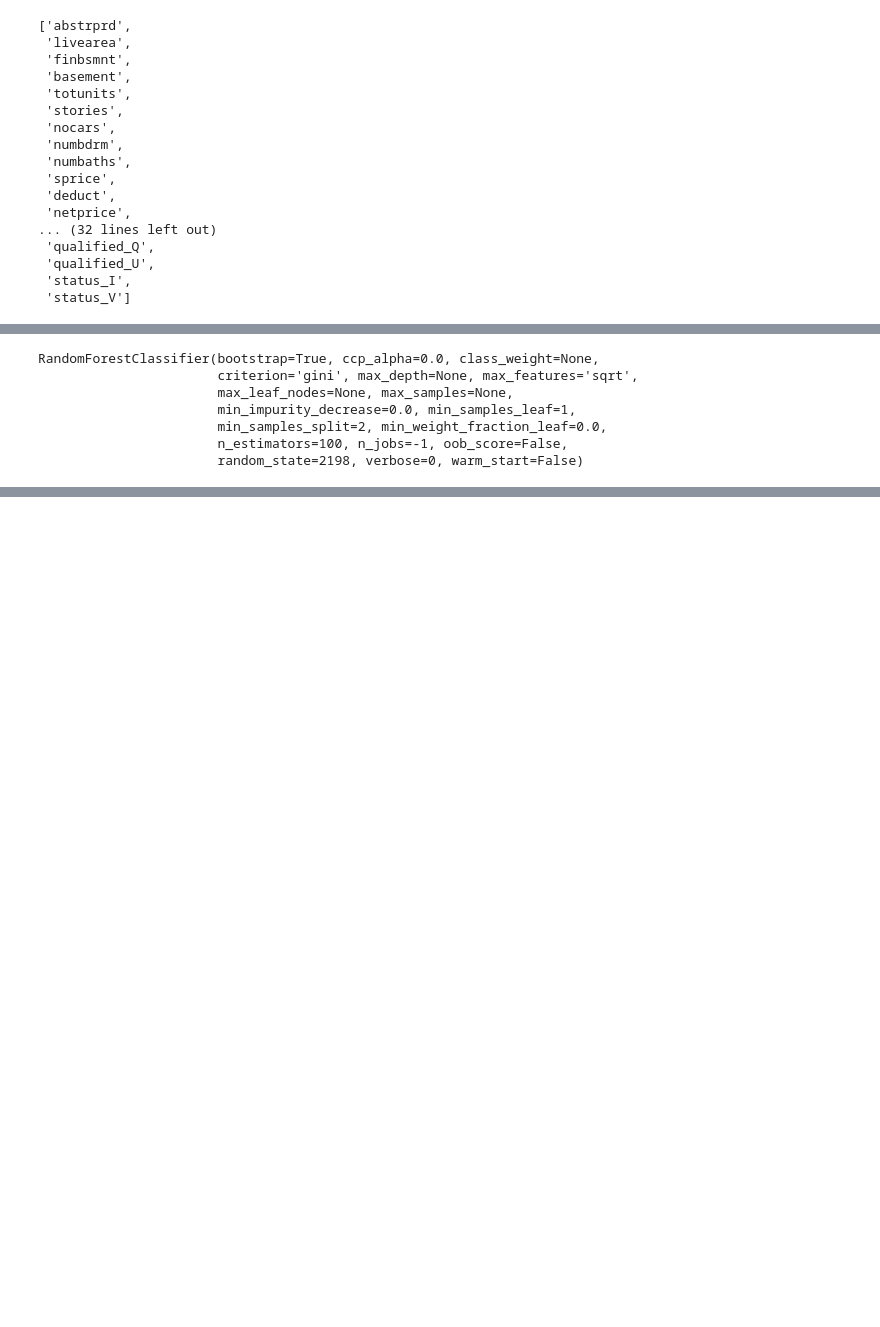
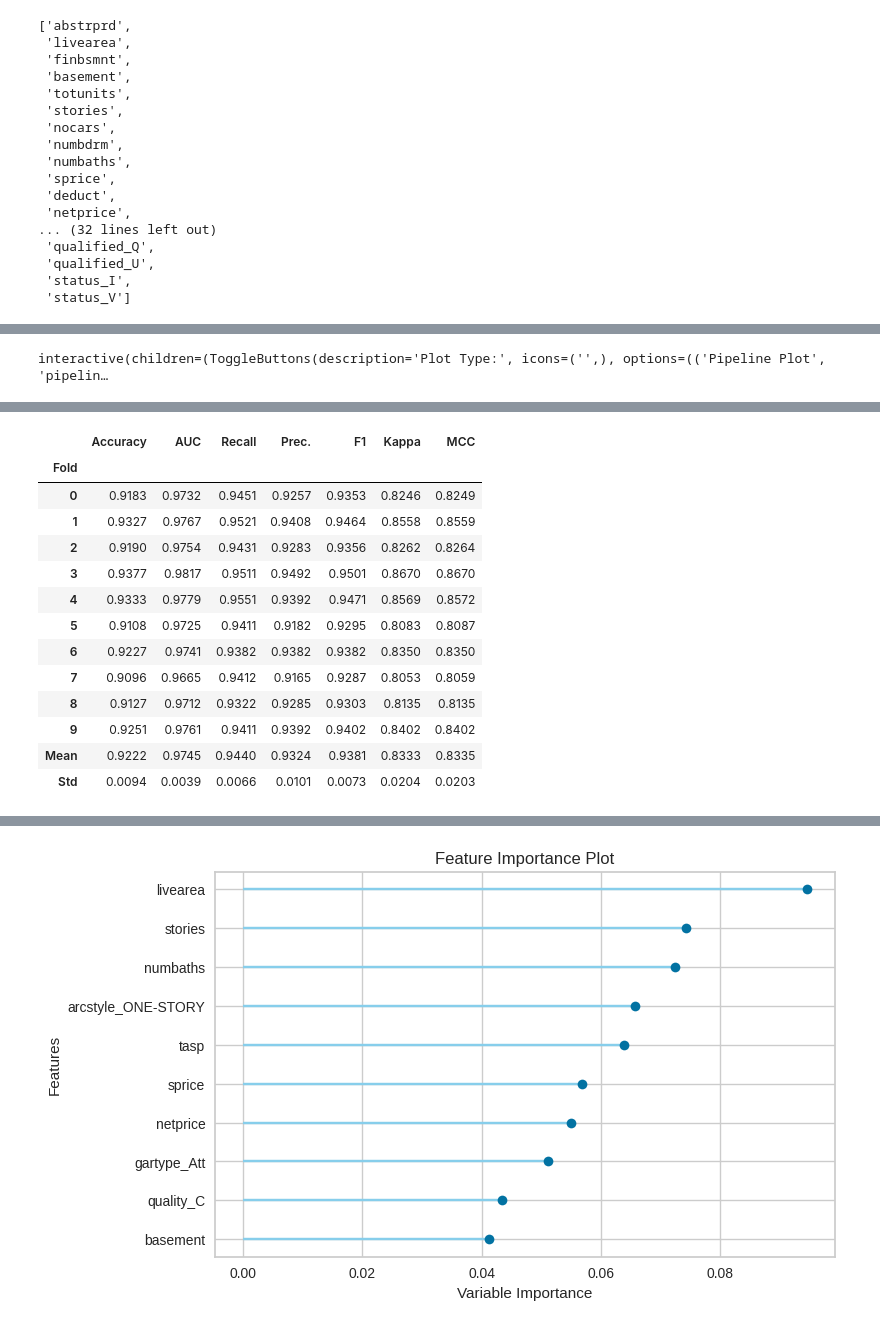
Before and after one commit to nlunce/ds250, a Jupyter notebook: project4/project4gq2.ipynb, the cells around one changed output, grey strips where cells are left out. Saved outputs shown, nothing was run; the diff lists cells and outputs as text; code cells hidden in the pictures; blank space fills up the shorter version.

```diff
--- a/project4/project4gq2.ipynb
+++ b/project4/project4gq2.ipynb
@@ -106,10 +106,8 @@ best = compare_models()
-# %%
-print(best)
-# %% [output]
-RandomForestClassifier(bootstrap=True, ccp_alpha=0.0, class_weight=None,
-                       criterion='gini', max_depth=None, max_features='sqrt',
-                       max_leaf_nodes=None, max_samples=None,
-                       min_impurity_decrease=0.0, min_samples_leaf=1,
-                       min_samples_split=2, min_weight_fraction_leaf=0.0,
-                       n_estimators=100, n_jobs=-1, oob_score=False,
-                       random_state=2198, verbose=0, warm_start=False)
+# %%
+# print(best)
+evaluate_model(best)
+# %% [output]
+interactive(children=(ToggleButtons(description='Plot Type:', icons=('',), options=(('Pipeline Plot', 'pipelin…
+# %%
+rf = create_model('rf')
+# %% [output]
@@ -115,0 +115,14 @@ RandomForestClassifier(bootstrap=True, ccp_alpha=0.0, class_weight=None,
+|  | Accuracy | AUC | Recall | Prec. | F1 | Kappa | MCC |
+| Fold |  |  |  |  |  |  |  |
+| 0 | 0.9183 | 0.9732 | 0.9451 | 0.9257 | 0.9353 | 0.8246 | 0.8249 |
+| 1 | 0.9327 | 0.9767 | 0.9521 | 0.9408 | 0.9464 | 0.8558 | 0.8559 |
+| 2 | 0.9190 | 0.9754 | 0.9431 | 0.9283 | 0.9356 | 0.8262 | 0.8264 |
+| 3 | 0.9377 | 0.9817 | 0.9511 | 0.9492 | 0.9501 | 0.8670 | 0.8670 |
+| 4 | 0.9333 | 0.9779 | 0.9551 | 0.9392 | 0.9471 | 0.8569 | 0.8572 |
+| 5 | 0.9108 | 0.9725 | 0.9411 | 0.9182 | 0.9295 | 0.8083 | 0.8087 |
+| 6 | 0.9227 | 0.9741 | 0.9382 | 0.9382 | 0.9382 | 0.8350 | 0.8350 |
+| 7 | 0.9096 | 0.9665 | 0.9412 | 0.9165 | 0.9287 | 0.8053 | 0.8059 |
+| 8 | 0.9127 | 0.9712 | 0.9322 | 0.9285 | 0.9303 | 0.8135 | 0.8135 |
+| 9 | 0.9251 | 0.9761 | 0.9411 | 0.9392 | 0.9402 | 0.8402 | 0.8402 |
+| Mean | 0.9222 | 0.9745 | 0.9440 | 0.9324 | 0.9381 | 0.8333 | 0.8335 |
+| Std | 0.0094 | 0.0039 | 0.0066 | 0.0101 | 0.0073 | 0.0204 | 0.0203 |
@@ -115,0 +130 @@ RandomForestClassifier(bootstrap=True, ccp_alpha=0.0, class_weight=None,
+[figure, added]
```
Also changed, not shown: parts of 7 cells of this notebook, 16 other files.
